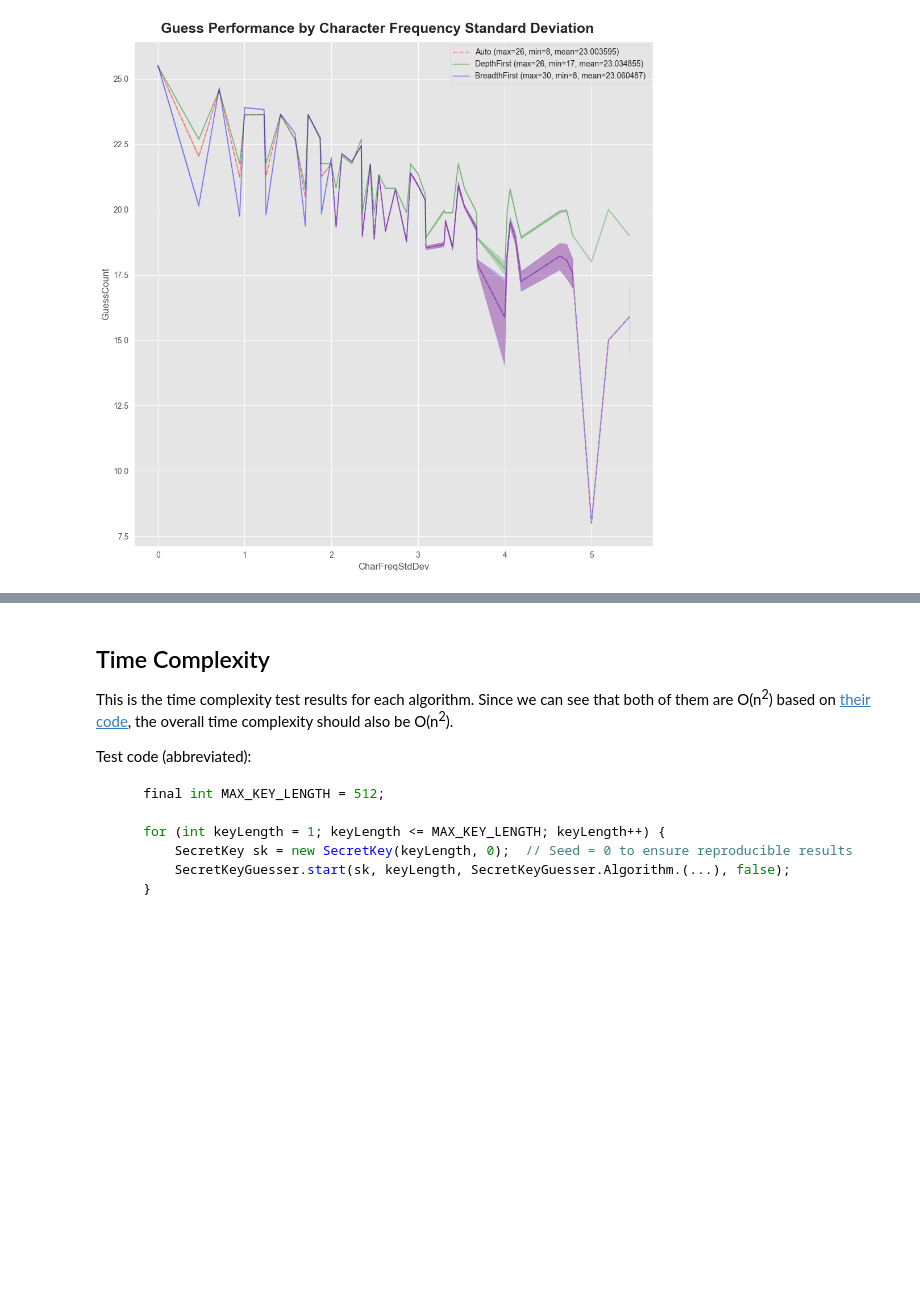
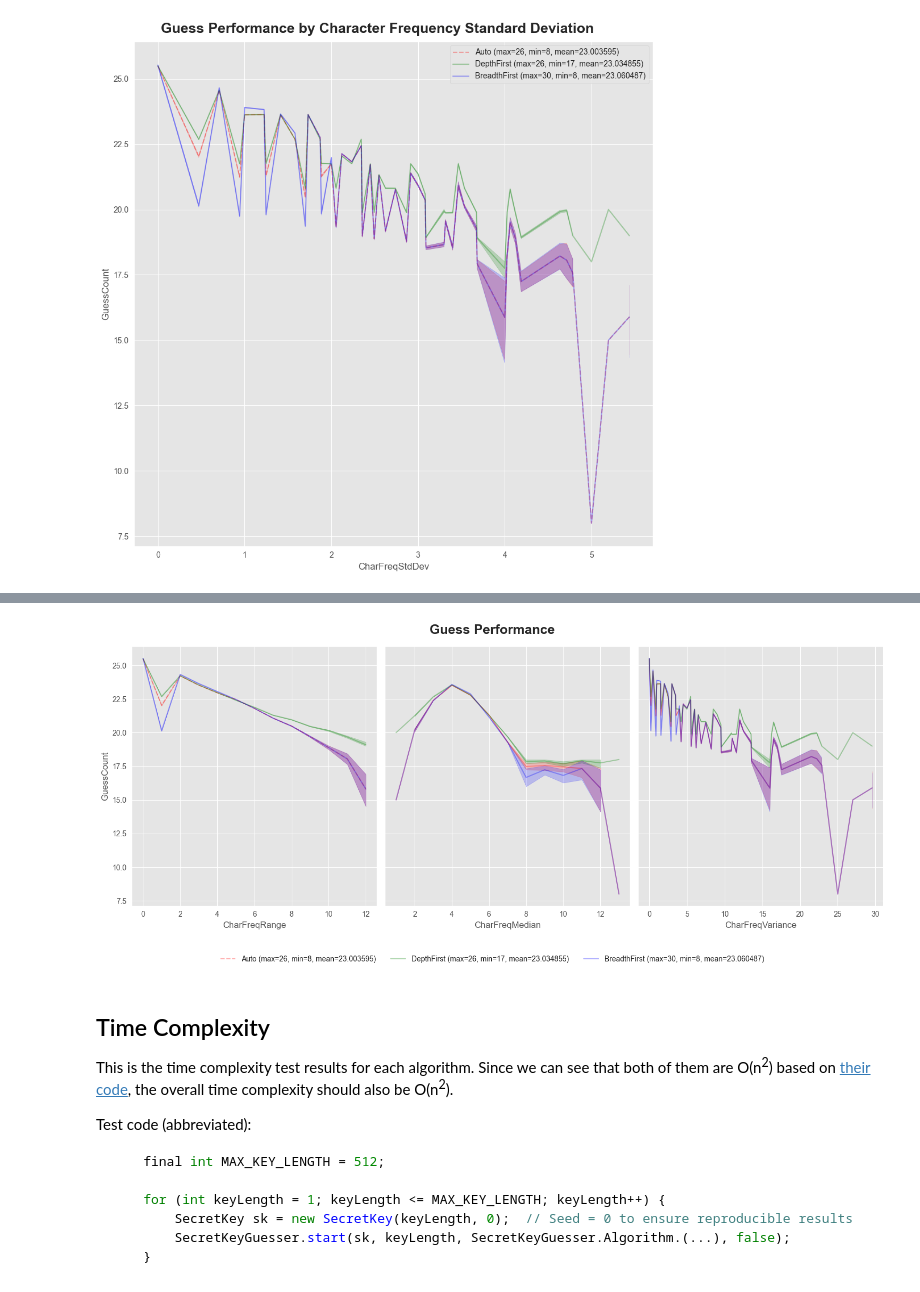
Before and after one commit to miketvo/rmit2023a-cosc2658-group-project, a Jupyter notebook: notebooks/MikeAlgo1/Analysis.ipynb, the cells around one changed output, grey strips where cells are left out. Saved outputs shown, nothing was run; the diff lists cells and outputs as text; code cells hidden in the pictures; blank space fills up the shorter version.

```diff
--- a/notebooks/MikeAlgo1/Analysis.ipynb
+++ b/notebooks/MikeAlgo1/Analysis.ipynb
@@ -101,3 +107,64 @@ plot_performance("CharFreqStdDev", "Guess Performance by Character Frequency Sta
+# %%
+x_cols = ["CharFreqRange", "CharFreqMedian", "CharFreqVariance"]
+
+fig, ax = plt.subplots(nrows=1, ncols=len(x_cols), sharey="all", figsize=(15, 6))
+
+sns.lineplot(
+    x=guessData["Auto"][x_cols[0]], y=guessData["Auto"]["GuessCount"], ax=ax[0],
+    c="red", alpha=0.3,
+    label=f"Auto (max={guessData['Auto']['GuessCount'].max()}, "
+          f"min={guessData['Auto']['GuessCount'].min()}, "
+          f"mean={guessData['Auto']['GuessCount'].mean()})",
+    linestyle="--",
+    legend=False
+)
+
+sns.lineplot(
+    x=guessData["DepthFirst"][x_cols[0]], y=guessData["DepthFirst"]["GuessCount"], ax=ax[0],
+    c="green", alpha=0.3,
+    label=f"DepthFirst (max={guessData['DepthFirst']['GuessCount'].max()}, "
+          f"min={guessData['DepthFirst']['GuessCount'].min()}, "
+          f"mean={guessData['DepthFirst']['GuessCount'].mean()})",
+    legend=False
+)
+
+sns.lineplot(
+    x=guessData["BreadthFirst"][x_cols[0]], y=guessData["BreadthFirst"]["GuessCount"], ax=ax[0],
+    c="blue", alpha=0.3,
+    label=f"BreadthFirst (max={guessData['BreadthFirst']['GuessCount'].max()}, "
+          f"min={guessData['BreadthFirst']['GuessCount'].min()}, "
+          f"mean={guessData['BreadthFirst']['GuessCount'].mean()})",
+    legend=False
+)
+
+for i in range(1, len(x_cols)):
+    sns.lineplot(
+        x=guessData["Auto"][x_cols[i]], y=guessData["Auto"]["GuessCount"], ax=ax[i],
+        c="red", alpha=0.3,
+        legend=False
+    )
+
+    sns.lineplot(
+        x=guessData["DepthFirst"][x_cols[i]], y=guessData["DepthFirst"]["GuessCount"], ax=ax[i],
+        c="green", alpha=0.3,
+        legend=False
+    )
+
+    sns.lineplot(
+        x=guessData["BreadthFirst"][x_cols[i]], y=guessData["BreadthFirst"]["GuessCount"], ax=ax[i],
+        c="blue", alpha=0.3,
+        legend=False
+    )
+
+fig.legend(loc="outside lower center", ncol=len(x_cols), bbox_to_anchor=(0.5, -0.1), frameon=False)
+fig.suptitle("Guess Performance", fontsize=18, fontweight="bold")
+fig.subplots_adjust(bottom=0.2)
+fig.tight_layout()
+
+plt.show()
+fig.savefig("images/GuessCountPerformanceReport.png", bbox_inches="tight")
+# %% [output]
+[figure, added]
 # %% [markdown]
 ## Time Complexity
 
```
Also changed, not shown: parts of 1 cell of this notebook, 6 other files.
